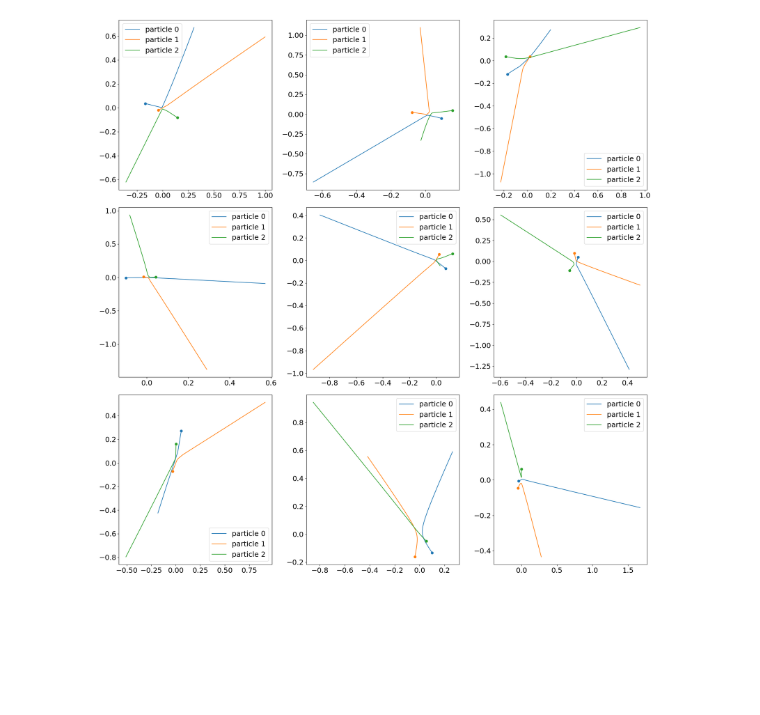
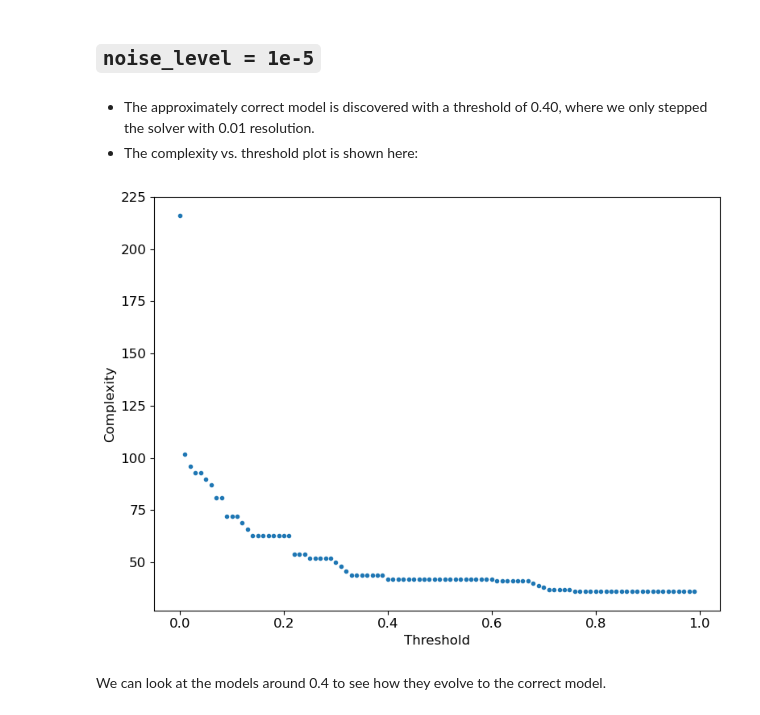
Before and after one commit to zbrookshowe/yukawa-sindy, a Jupyter notebook: 3body_noise_analysis.ipynb, the cells around one changed output. Drawn from its saved outputs; the diff is of its cells as text; code cells hidden in the pictures; blank space fills up the shorter version.

```diff
--- a/3body_noise_analysis.ipynb
+++ b/3body_noise_analysis.ipynb
@@ -41,5 +84,13 @@ for sim in sim_list:
-# %%
-
-y3.plot_multiple(sim_list)
-# %% [output]
-[figure, removed]
+# %% [markdown]
+## `noise_level = 1e-5`
+# %%
+noise00001_models = y3.load_SINDy_models('data/basic_noisy/SINDy_results/noise_0.00001/model_objs')
+# %% [markdown]
+- The approximately correct model is discovered with a threshold of 0.40, where we only stepped the solver with 0.01 resolution.
+- The complexity vs. threshold plot is shown here:
+# %%
+ys.plot_complexity_objs(noise00001_models)
+# %% [output]
+[figure, added]
+# %% [markdown]
+We can look at the models around 0.4 to see how they evolve to the correct model.
```
Also changed, not shown: parts of 30 cells of this notebook.
